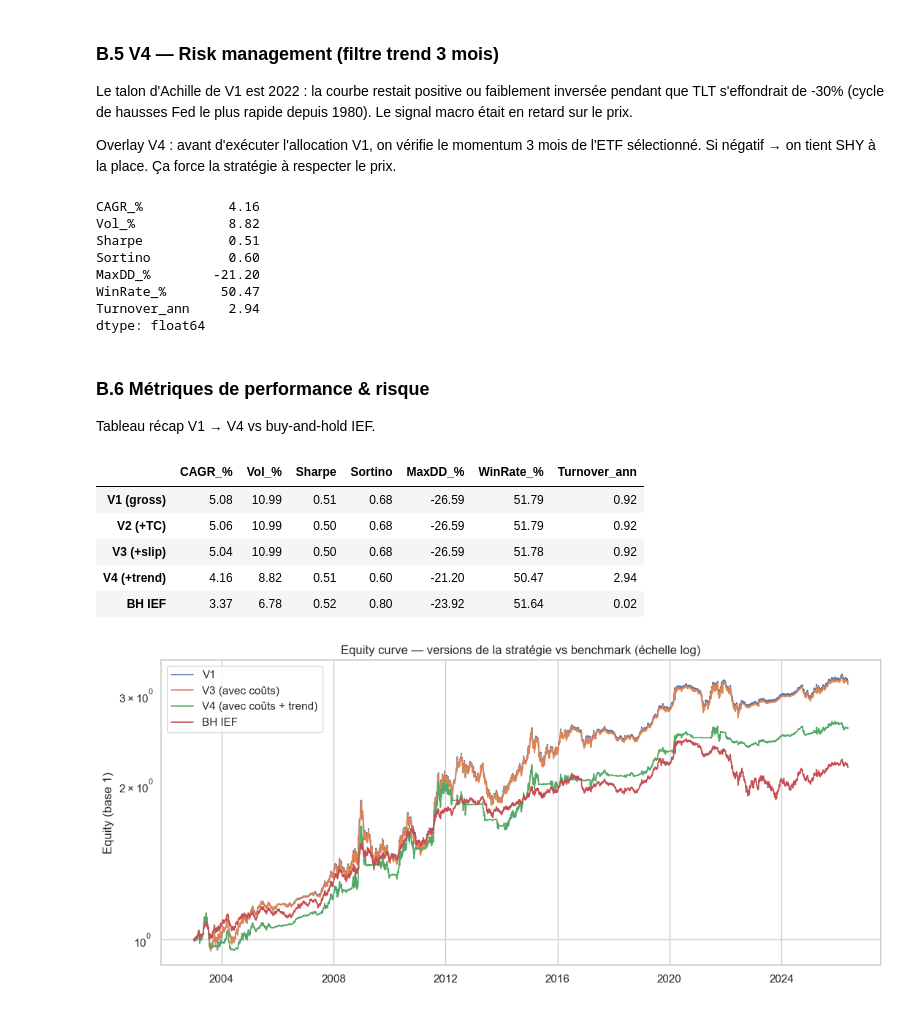
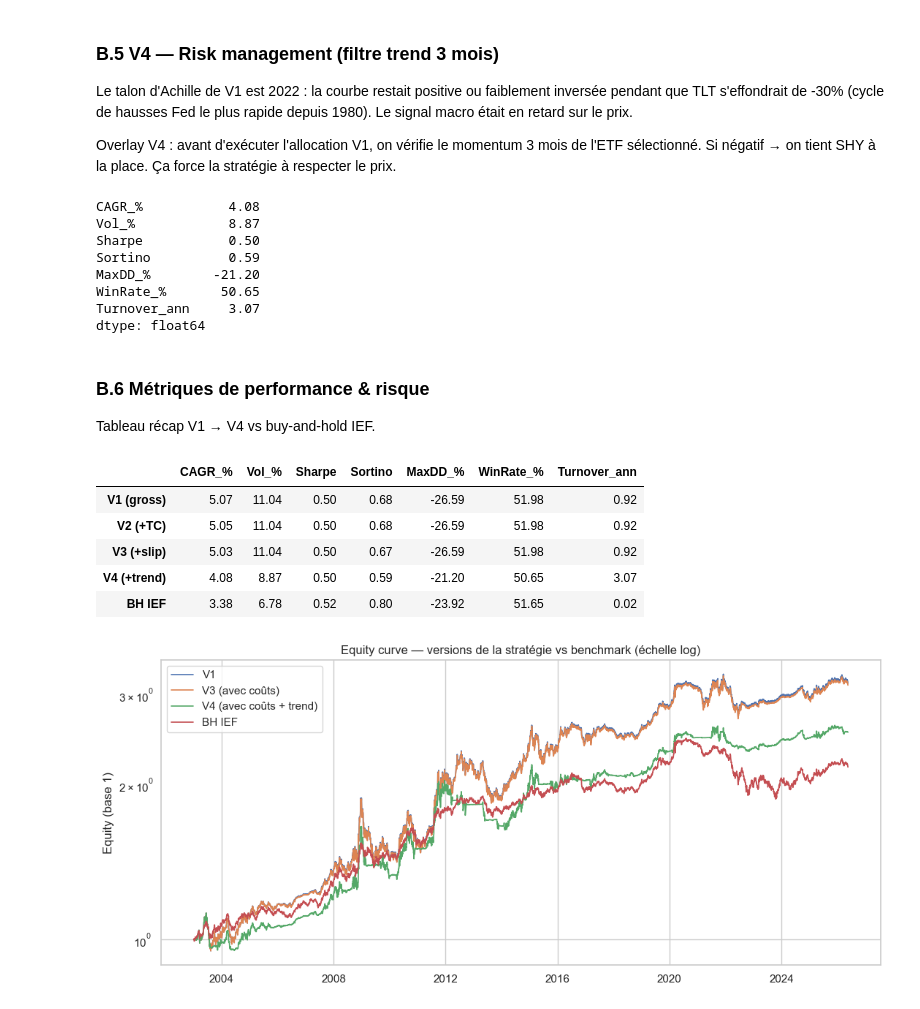
Before and after one commit to jbouniol/financial-engineering-lbo, a Jupyter notebook: notebooks/02_backtest_and_strategy.ipynb, the cells around one changed output. Drawn from its saved outputs; the diff is of its cells as text; code cells hidden in the pictures.

```diff
--- a/notebooks/02_backtest_and_strategy.ipynb
+++ b/notebooks/02_backtest_and_strategy.ipynb
@@ -82,7 +82,7 @@ Règles d'exécution :
 
 **Raffinement V4** : si l'ETF sélectionné par V1 a un return négatif sur 3 mois rolling, on bascule sur SHY. Filtre trend pour éviter de tenir une duration en marché baissier (cas 2022).
 # %%
-w_v1 = signal_v1(yields)
+w_v1 = signal_v1(yields, prices)
 w_v4 = signal_v4(yields, prices)
 
 selected_v1 = w_v1.idxmax(axis=1)
@@ -196,16 +196,16 @@ Le talon d'Achille de V1 est 2022 : la courbe restait positive ou faiblement inv
 Overlay V4 : avant d'exécuter l'allocation V1, on vérifie le momentum 3 mois de l'ETF sélectionné. Si négatif → on tient SHY à la place. Ça force la stratégie à respecter le prix.
 # %%
 v4 = run_backtest(prices, w_v4, tc_bps=2, slip_bps=2)
-m_v4 = perf_metrics(v4["net_ret"], v4["equity"], v4["turnover"])
+m_v4 = perf_metrics(v4["net_ret"], v4["equity"], v4["turnover"], v4["first_active"])
 pd.Series(m_v4).round(2)
 # %% [output]
-CAGR_%           4.16
-Vol_%            8.82
-Sharpe           0.51
-Sortino          0.60
+CAGR_%           4.08
+Vol_%            8.87
+Sharpe           0.50
+Sortino          0.59
 MaxDD_%        -21.20
-WinRate_%       50.47
-Turnover_ann     2.94
+WinRate_%       50.65
+Turnover_ann     3.07
 dtype: float64
 # %% [markdown]
 ### B.6 Métriques de performance & risque
@@ -213,20 +213,20 @@ dtype: float64
 Tableau récap V1 → V4 vs buy-and-hold IEF.
 # %%
 summary = pd.DataFrame({
-    "V1 (gross)":  perf_metrics(v1["net_ret"], v1["equity"], v1["turnover"]),
-    "V2 (+TC)":    perf_metrics(v2["net_ret"], v2["equity"], v2["turnover"]),
-    "V3 (+slip)":  perf_metrics(v3["net_ret"], v3["equity"], v3["turnover"]),
-    "V4 (+trend)": perf_metrics(v4["net_ret"], v4["equity"], v4["turnover"]),
-    "BH IEF":      perf_metrics(bh["net_ret"], bh["equity"], bh["turnover"]),
+    "V1 (gross)":  perf_metrics(v1["net_ret"], v1["equity"], v1["turnover"], v1["first_active"]),
+    "V2 (+TC)":    perf_metrics(v2["net_ret"], v2["equity"], v2["turnover"], v2["first_active"]),
+    "V3 (+slip)":  perf_metrics(v3["net_ret"], v3["equity"], v3["turnover"], v3["first_active"]),
+    "V4 (+trend)": perf_metrics(v4["net_ret"], v4["equity"], v4["turnover"], v4["first_active"]),
+    "BH IEF":      perf_metrics(bh["net_ret"], bh["equity"], bh["turnover"], bh["first_active"]),
 }).T.round(2)
 summary
 # %% [output]
 |  | CAGR_% | Vol_% | Sharpe | Sortino | MaxDD_% | WinRate_% | Turnover_ann |
-| V1 (gross) | 5.08 | 10.99 | 0.51 | 0.68 | -26.59 | 51.79 | 0.92 |
-| V2 (+TC) | 5.06 | 10.99 | 0.50 | 0.68 | -26.59 | 51.79 | 0.92 |
-| V3 (+slip) | 5.04 | 10.99 | 0.50 | 0.68 | -26.59 | 51.78 | 0.92 |
-| V4 (+trend) | 4.16 | 8.82 | 0.51 | 0.60 | -21.20 | 50.47 | 2.94 |
-| BH IEF | 3.37 | 6.78 | 0.52 | 0.80 | -23.92 | 51.64 | 0.02 |
+| V1 (gross) | 5.07 | 11.04 | 0.50 | 0.68 | -26.59 | 51.98 | 0.92 |
+| V2 (+TC) | 5.05 | 11.04 | 0.50 | 0.68 | -26.59 | 51.98 | 0.92 |
+| V3 (+slip) | 5.03 | 11.04 | 0.50 | 0.67 | -26.59 | 51.98 | 0.92 |
+| V4 (+trend) | 4.08 | 8.87 | 0.50 | 0.59 | -21.20 | 50.65 | 3.07 |
+| BH IEF | 3.38 | 6.78 | 0.52 | 0.80 | -23.92 | 51.65 | 0.02 |
 # %%
 fig, ax = plt.subplots(figsize=(11, 5))
 for name, bt in [("V1", v1), ("V3 (avec coûts)", v3), ("V4 (avec coûts + trend)", v4), ("BH IEF", bh)]:
```
Also changed, not shown: parts of 7 cells of this notebook, 5 other files.
